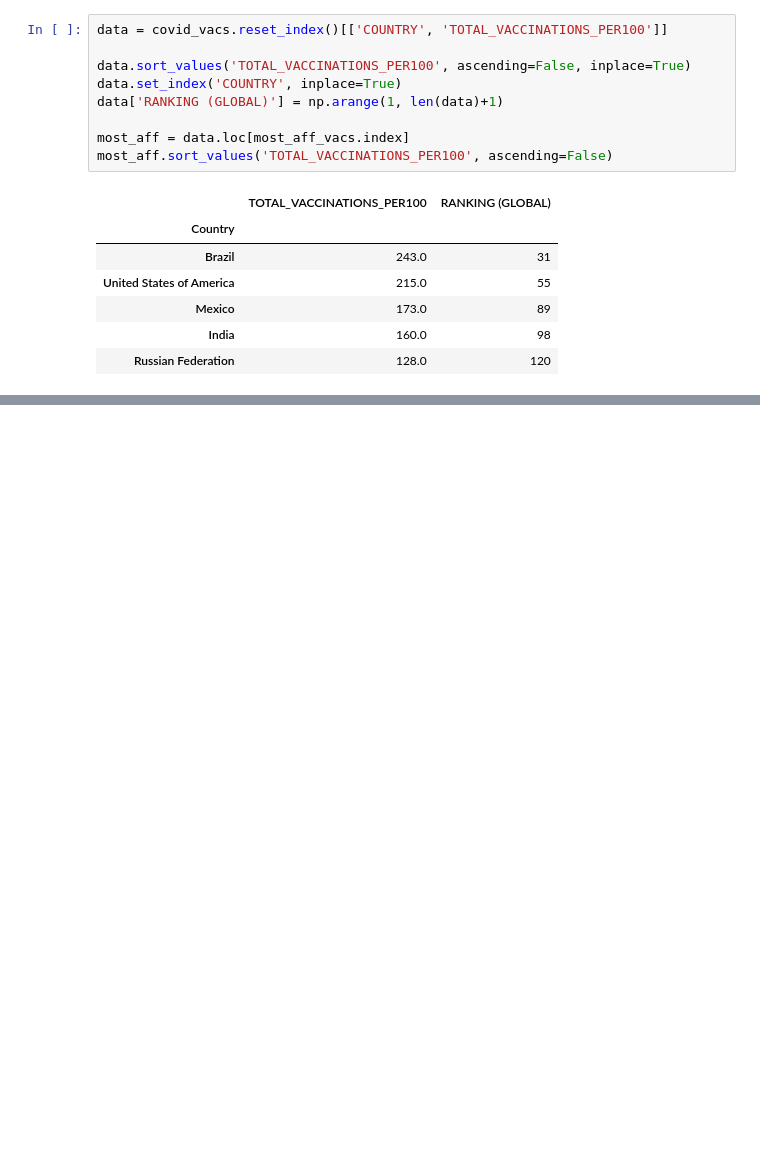
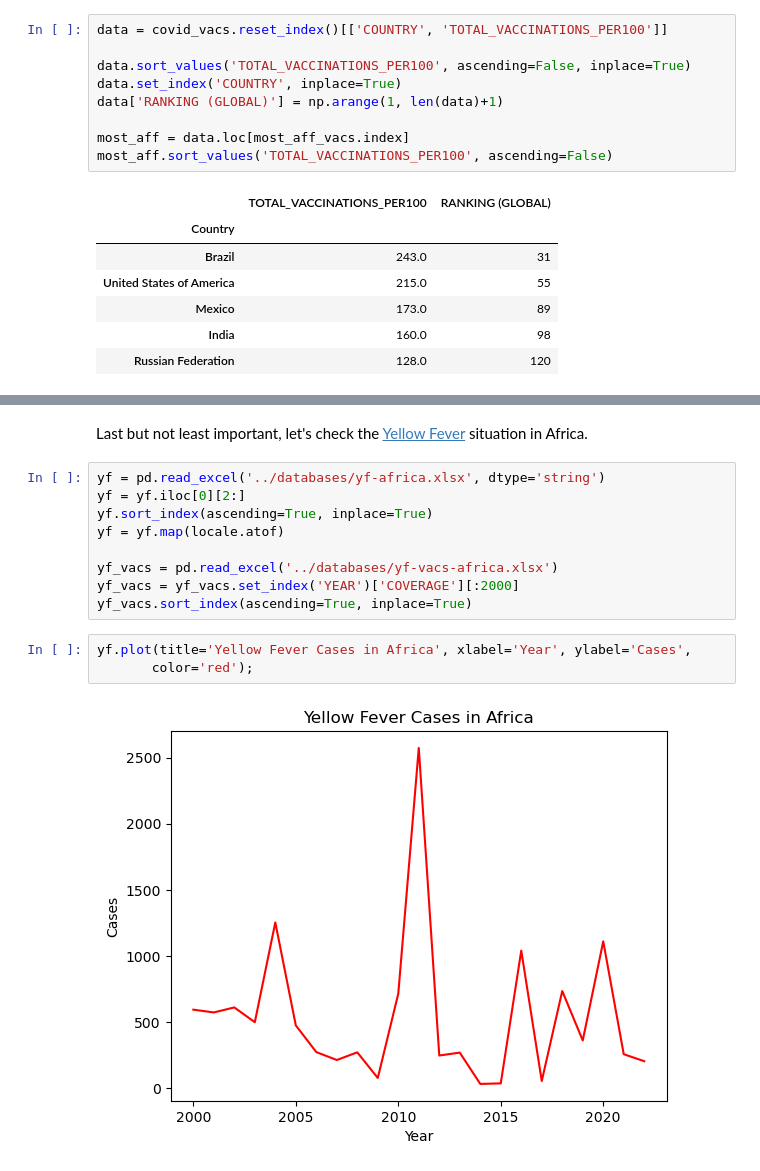
Before and after one commit to VictorioMaculan/pro-vaccine-statistics, a Jupyter notebook: Articles/english.ipynb, the cells around one changed output, grey strips where cells are left out. Drawn from its saved outputs; the diff is of its cells as text; blank space fills up the shorter version.

```diff
--- a/Articles/english.ipynb
+++ b/Articles/english.ipynb
@@ -118,0 +140,16 @@ most_aff.sort_values('TOTAL_VACCINATIONS_PER100', ascending=False)
+# %% [markdown]
+Last but not least important, let's check the [Yellow Fever](https://en.wikipedia.org/wiki/Yellow_fever) situation in Africa.
+# %%
+yf = pd.read_excel('../databases/yf-africa.xlsx', dtype='string')
+yf = yf.iloc[0][2:]
+yf.sort_index(ascending=True, inplace=True)
+yf = yf.map(locale.atof)
+
+yf_vacs = pd.read_excel('../databases/yf-vacs-africa.xlsx')
+yf_vacs = yf_vacs.set_index('YEAR')['COVERAGE'][:2000]
+yf_vacs.sort_index(ascending=True, inplace=True)
+# %%
+yf.plot(title='Yellow Fever Cases in Africa', xlabel='Year', ylabel='Cases',
+       color='red');
+# %% [output]
+[figure, added]
```
Also changed, not shown: parts of 10 cells of this notebook, 4 other files.
